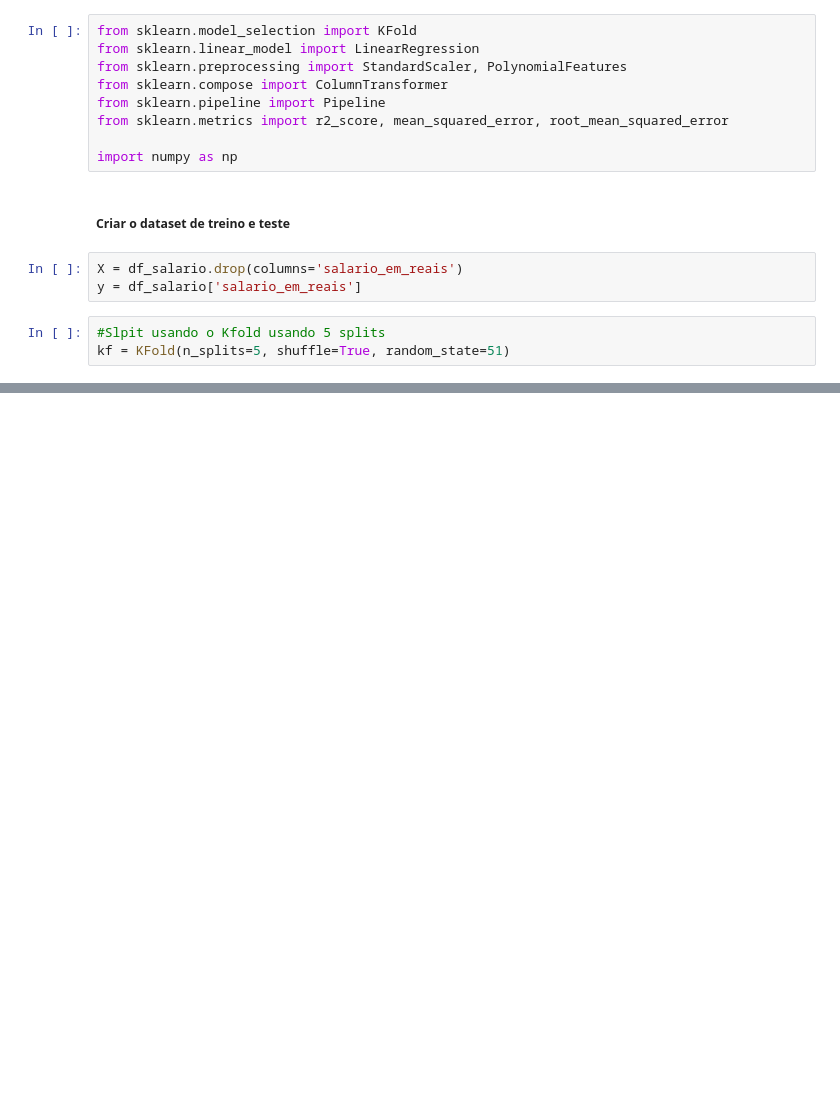
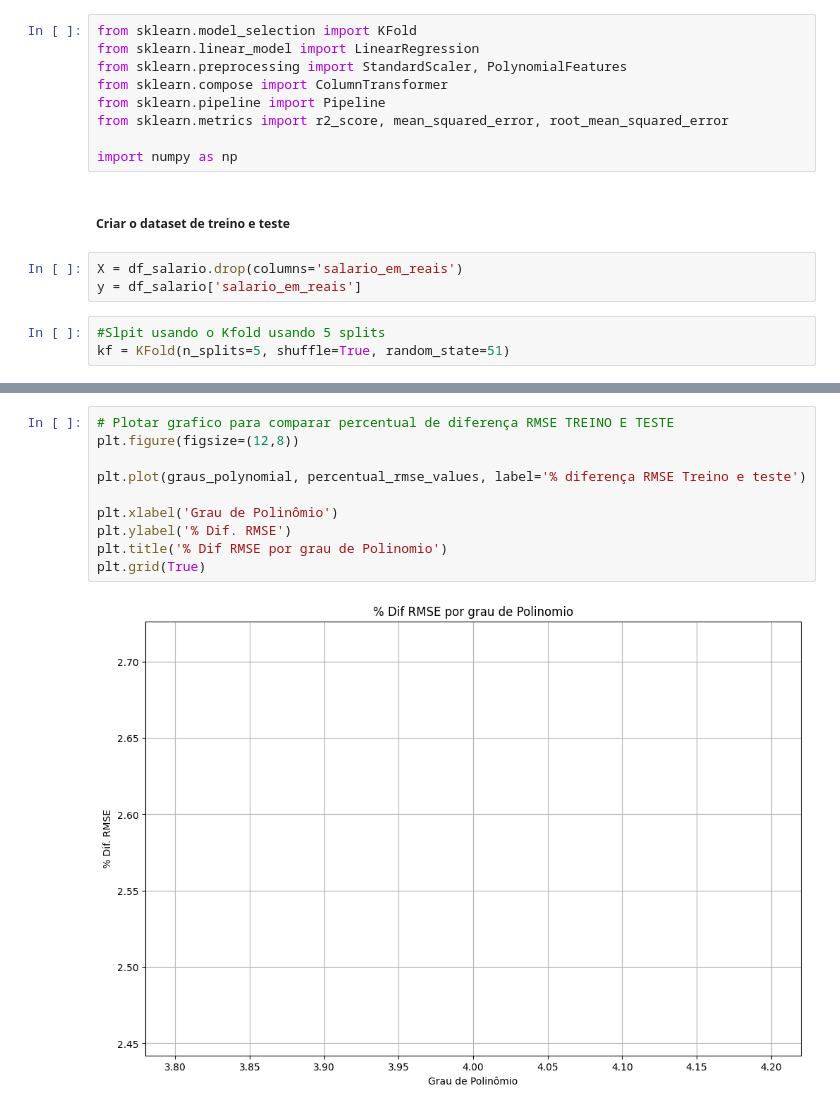
Before and after one commit to sjunqueira/PolinomialModel, a Jupyter notebook: modelo_salario.ipynb, the cells around one changed output, grey strips where cells are left out. Saved outputs shown, nothing was run; the diff lists cells and outputs as text; blank space fills up the shorter version.

```diff
--- a/modelo_salario.ipynb
+++ b/modelo_salario.ipynb
@@ -176,0 +410,12 @@ r2_score_fold_test = []
+# %%
+# Plotar grafico para comparar percentual de diferença RMSE TREINO E TESTE
+plt.figure(figsize=(12,8))
+
+plt.plot(graus_polynomial, percentual_rmse_values, label='% diferença RMSE Treino e teste')
+
+plt.xlabel('Grau de Polinômio')
+plt.ylabel('% Dif. RMSE')
+plt.title('% Dif RMSE por grau de Polinomio')
+plt.grid(True)
+# %% [output]
+[figure, added]
```
Also changed, not shown: parts of 27 cells of this notebook, 3 other files.
